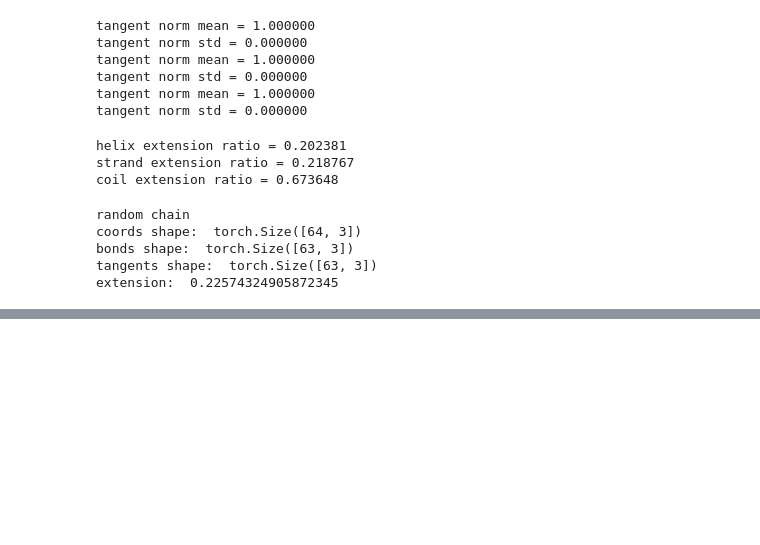
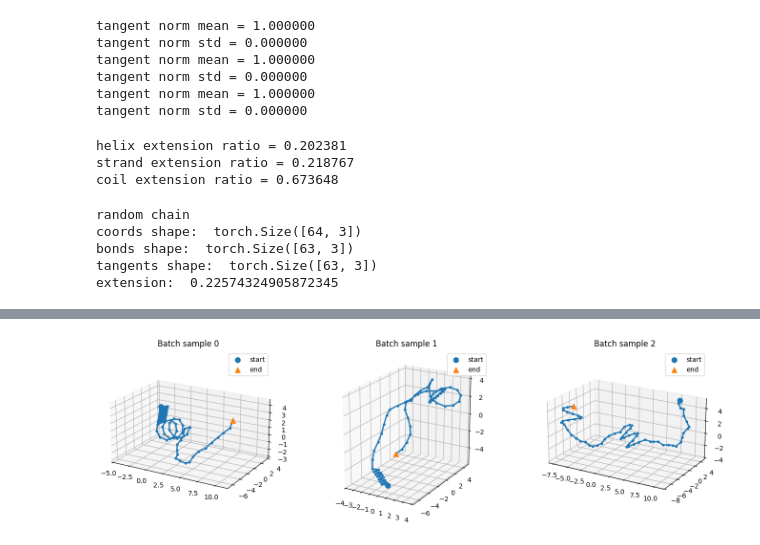
Before and after one commit to fin1cky/Protein-inspired-3D-Diffusion, a Jupyter notebook: notebooks/3D_diffusion.ipynb, the cells around one changed output, grey strips where cells are left out. Saved outputs shown, nothing was run; the diff lists cells and outputs as text; code cells hidden in the pictures; blank space fills up the shorter version.

```diff
--- a/notebooks/3D_diffusion.ipynb
+++ b/notebooks/3D_diffusion.ipynb
@@ -726,0 +873,22 @@ extension:  0.22574324905872345
+# %%
+coords_b = batch["coords"]
+labels_b = batch["labels"]
+seg_ids_b = batch["seg_ids"]
+
+print(torch.isfinite(coords_b).all().item())
+print(coords_b.dtype)
+print(labels_b.dtype)
+print(seg_ids_b.dtype)
+
+batch_means = coords_b.mean(dim=1) # (B, 3)
+print(batch_means.abs().mean().item())
+# without abs pos and neg values would cancel each other and
+# may give a misleading representation of the chain being centered
+# by abs we check how far away the centers of the chain are from the origin
+# irrespective of the direction
+
+bond_len_batch = (coords_b[:, 1:] - coords_b[:, :-1]).norm(dim=-1) # (B, L-1)
+print(bond_len_batch.mean().item())
+print(bond_len_batch.std().item())
+print(bond_len_batch.min().item())
+print(bond_len_batch.max().item())
@@ -726,0 +905,15 @@ extension:  0.22574324905872345
+# %%
+fig = plt.figure(figsize=(14,4))
+
+for i in range(3):
+  ax = fig.add_subplot(1, 3, i+1, projection="3d")
+  _ = plot_chain_3d(
+      coords_b[i],
+      title=f"Batch sample {i}",
+      ax=ax
+  )
+
+plt.tight_layout()
+plt.show()
+# %% [output]
+[figure, added]
```
Also changed, not shown: parts of 18 cells of this notebook.
